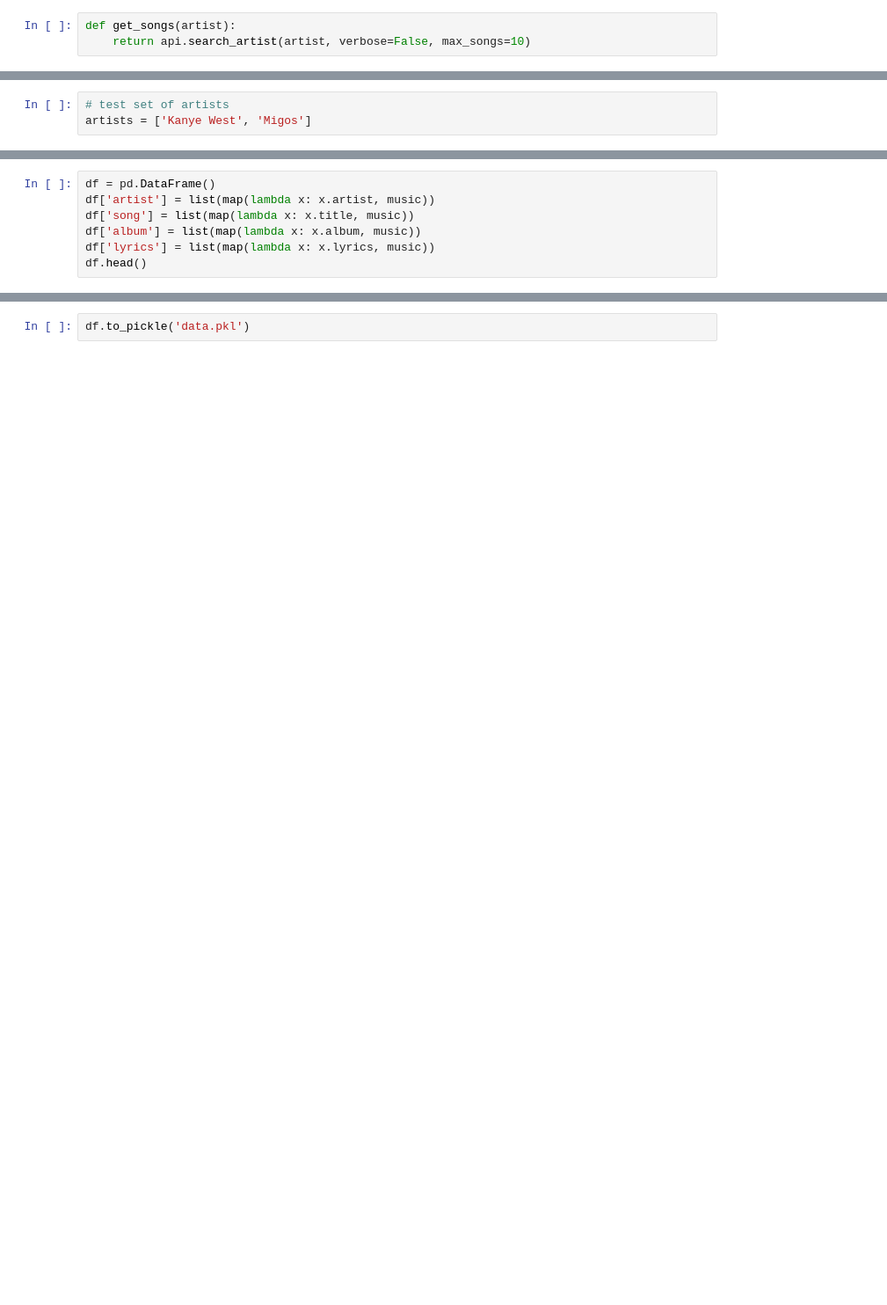
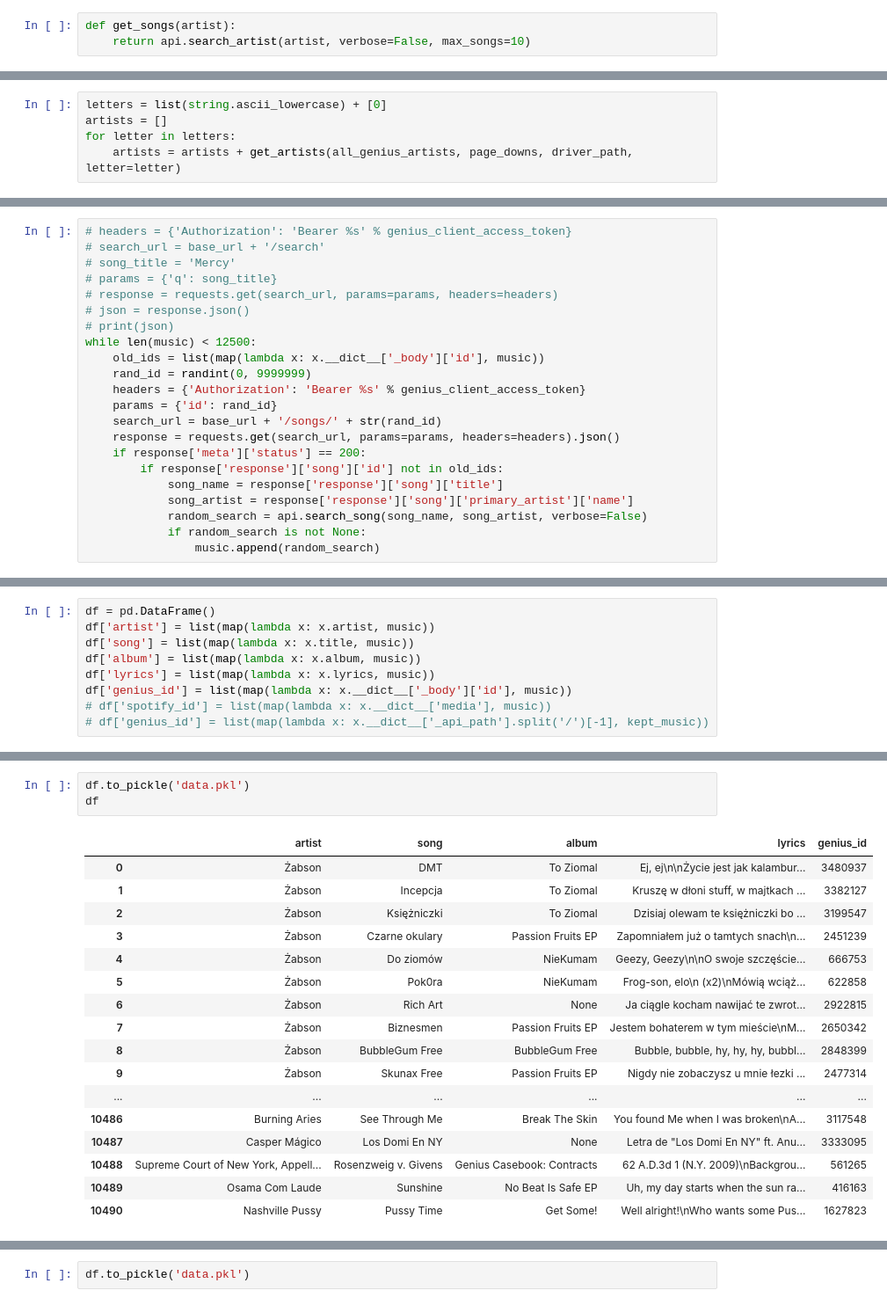
Before and after one commit to jeffreyscheng/cis545-final-project, a Jupyter notebook: crawl.ipynb, the cells around one changed output, grey strips where cells are left out. Shown at 88% size. Saved outputs shown, nothing was run; the diff lists cells and outputs as text; blank space fills up the shorter version.

```diff
--- a/crawl.ipynb
+++ b/crawl.ipynb
@@ -69 +68,6 @@ KeyboardInterrupt:
+# %%
+letters = list(string.ascii_lowercase) + [0]
+artists = []
+for letter in letters:
+    artists = artists + get_artists(all_genius_artists, page_downs, driver_path, letter=letter)
 # %%
@@ -73,3 +78,0 @@ print(artists)
-# %%
-# test set of artists
-artists = ['Kanye West', 'Migos']
@@ -86,0 +115,22 @@ print(music)
+# %%
+# headers = {'Authorization': 'Bearer %s' % genius_client_access_token}
+# search_url = base_url + '/search'
+# song_title = 'Mercy'
+# params = {'q': song_title}
+# response = requests.get(search_url, params=params, headers=headers)
+# json = response.json()
+# print(json)
+while len(music) < 12500:
+    old_ids = list(map(lambda x: x.__dict__['_body']['id'], music))
+    rand_id = randint(0, 9999999)
+    headers = {'Authorization': 'Bearer %s' % genius_client_access_token}
+    params = {'id': rand_id}
+    search_url = base_url + '/songs/' + str(rand_id)
+    response = requests.get(search_url, params=params, headers=headers).json()
+    if response['meta']['status'] == 200:
+        if response['response']['song']['id'] not in old_ids:
+            song_name = response['response']['song']['title']
+            song_artist = response['response']['song']['primary_artist']['name']
+            random_search = api.search_song(song_name, song_artist, verbose=False)
+            if random_search is not None:
+                music.append(random_search)
@@ -90,4 +159,6 @@ df['artist'] = list(map(lambda x: x.artist, music))
 df['song'] = list(map(lambda x: x.title, music))
 df['album'] = list(map(lambda x: x.album, music))
 df['lyrics'] = list(map(lambda x: x.lyrics, music))
-df.head()
+df['genius_id'] = list(map(lambda x: x.__dict__['_body']['id'], music))
+# df['spotify_id'] = list(map(lambda x: x.__dict__['media'], music))
+# df['genius_id'] = list(map(lambda x: x.__dict__['_api_path'].split('/')[-1], kept_music))
@@ -144,0 +196,21 @@ http://api.genius.com/annotations/3615761
+# %%
+df.to_pickle('data.pkl')
+df
+# %% [output]
+|  | artist | song | album | lyrics | genius_id |
+| 0 | Żabson | DMT | To Ziomal | Ej, ej\n\nŻycie jest jak kalambur... | 3480937 |
+| 1 | Żabson | Incepcja | To Ziomal | Kruszę w dłoni stuff, w majtkach ... | 3382127 |
+| 2 | Żabson | Księżniczki | To Ziomal | Dzisiaj olewam te księżniczki bo ... | 3199547 |
+| 3 | Żabson | Czarne okulary | Passion Fruits EP | Zapomniałem już o tamtych snach\n... | 2451239 |
+| 4 | Żabson | Do ziomów | NieKumam | Geezy, Geezy\n\nO swoje szczęście... | 666753 |
+| 5 | Żabson | Pok0ra | NieKumam | Frog-son, elo\n (x2)\nMówią wciąż... | 622858 |
+| 6 | Żabson | Rich Art | None | Ja ciągle kocham nawijać te zwrot... | 2922815 |
+| 7 | Żabson | Biznesmen | Passion Fruits EP | Jestem bohaterem w tym mieście\nM... | 2650342 |
+| 8 | Żabson | BubbleGum Free | BubbleGum Free | Bubble, bubble, hy, hy, hy, bubbl... | 2848399 |
+| 9 | Żabson | Skunax Free | Passion Fruits EP | Nigdy nie zobaczysz u mnie łezki ... | 2477314 |
+| ... | ... | ... | ... | ... | ... |
+| 10486 | Burning Aries | See Through Me | Break The Skin | You found Me when I was broken\nA... | 3117548 |
+| 10487 | Casper Mágico | Los Domi En NY | None | Letra de "Los Domi En NY" ft. Anu... | 3333095 |
+| 10488 | Supreme Court of New York, Appell... | Rosenzweig v. Givens | Genius Casebook: Contracts | 62 A.D.3d 1 (N.Y. 2009)\nBackgrou... | 561265 |
+| 10489 | Osama Com Laude | Sunshine | No Beat Is Safe EP | Uh, my day starts when the sun ra... | 416163 |
+| 10490 | Nashville Pussy | Pussy Time | Get Some! | Well alright!\nWho wants some Pus... | 1627823 |
```
Also changed, not shown: parts of 35 cells of this notebook.
